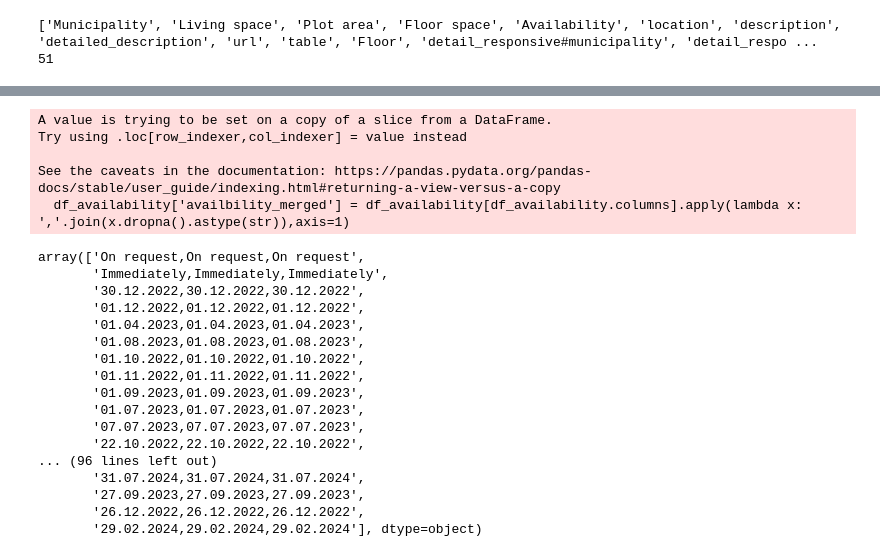
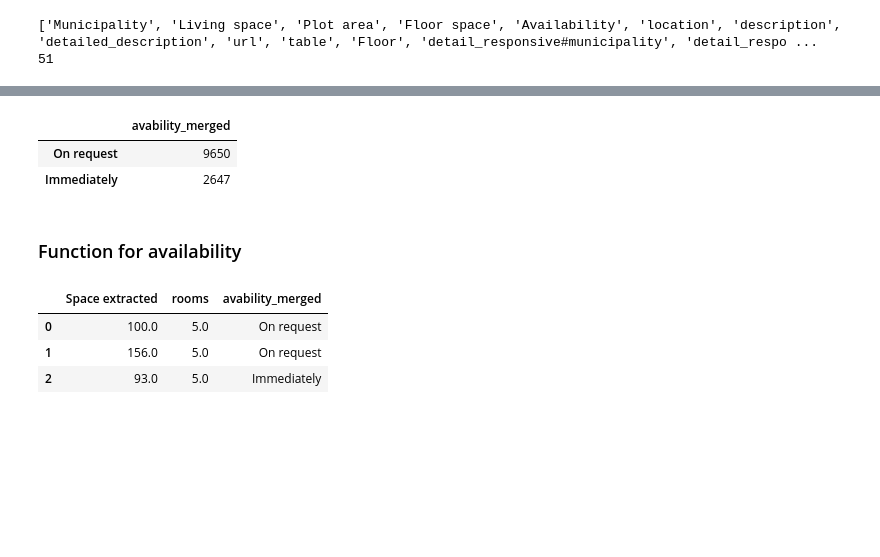
Before and after one commit to Immobilienrechner-Challenge/explorative-data-analysis, a Jupyter notebook: objects_availbility_eda.ipynb, the cells around one changed output, grey strips where cells are left out. Drawn from its saved outputs; the diff is of its cells as text; code cells hidden in the pictures; blank space fills up the shorter version.

```diff
--- a/objects_availbility_eda.ipynb
+++ b/objects_availbility_eda.ipynb
@@ -128,29 +126,44 @@ sns.heatmap(df_availability.isna(), cbar=True)
-# %%
-# merge all columns to one column
-df_availability['availbility_merged'] = df_availability[df_availability.columns].apply(lambda x: ','.join(x.dropna().astype(str)),axis=1)
-
-# get all unique values of availbility_merged
-df_availability['availbility_merged'].unique()
-# %% [output]
-A value is trying to be set on a copy of a slice from a DataFrame.
-Try using .loc[row_indexer,col_indexer] = value instead
-
-See the caveats in the documentation: https://pandas.pydata.org/pandas-docs/stable/user_guide/indexing.html#returning-a-view-versus-a-copy
-  df_availability['availbility_merged'] = df_availability[df_availability.columns].apply(lambda x: ','.join(x.dropna().astype(str)),axis=1)
-array(['On request,On request,On request',
-       'Immediately,Immediately,Immediately',
-       '30.12.2022,30.12.2022,30.12.2022',
-       '01.12.2022,01.12.2022,01.12.2022',
-       '01.04.2023,01.04.2023,01.04.2023',
-       '01.08.2023,01.08.2023,01.08.2023',
-       '01.10.2022,01.10.2022,01.10.2022',
-       '01.11.2022,01.11.2022,01.11.2022',
-       '01.09.2023,01.09.2023,01.09.2023',
-       '01.07.2023,01.07.2023,01.07.2023',
-       '07.07.2023,07.07.2023,07.07.2023',
-       '22.10.2022,22.10.2022,22.10.2022',
-... (96 lines left out)
-       '31.07.2024,31.07.2024,31.07.2024',
-       '27.09.2023,27.09.2023,27.09.2023',
-       '26.12.2022,26.12.2022,26.12.2022',
-       '29.02.2024,29.02.2024,29.02.2024'], dtype=object)
+# %%
+# create a dataframe with the number of unique values in availbility_merged
+df_availability_merged = df_availability['avability_merged'].value_counts().to_frame()
+
+# display the dataframe
+display(df_availability_merged.head(2))
+# %% [output]
+|  | avability_merged |
+| On request | 9650 |
+| Immediately | 2647 |
+# %% [markdown]
+### Function for availability
+# %%
+# create a function for the availbility_merged
+def availability_merged(df):
+    '''
+    This funktion takes a dataframe and selects all the availability coloumns and merges them into one coloumn.
+    Also drops the used coloumns and returns a dataframe.
+
+    df: pd.DataFrame (Our immo raw csv file)
+    '''
+
+    # create a list for the availabilty_merged
+    col = ['Availability', 'detail_responsive#available_from', 'Verfügbarkeit', 'Disponibilité', 'Disponibilità']
+
+    # create a coloumn and save the value of the coloumn with the most values
+    df['avability_merged'] = df[col].apply(lambda x: x.dropna().values[0], axis=1)
+
+    # drop the coloumns
+    df.drop(col, axis=1, inplace=True)
+
+    # return the dataframe
+    return df
+# %%
+# testing function
+df_test_avail = availability_merged(df)
+
+# display the dataframe
+display(df_test_avail.iloc[: , -3:].head(3))
+# %% [output]
+|  | Space extracted | rooms | avability_merged |
+| 0 | 100.0 | 5.0 | On request |
+| 1 | 156.0 | 5.0 | On request |
+| 2 | 93.0 | 5.0 | Immediately |
```
Also changed, not shown: parts of 13 cells of this notebook.
